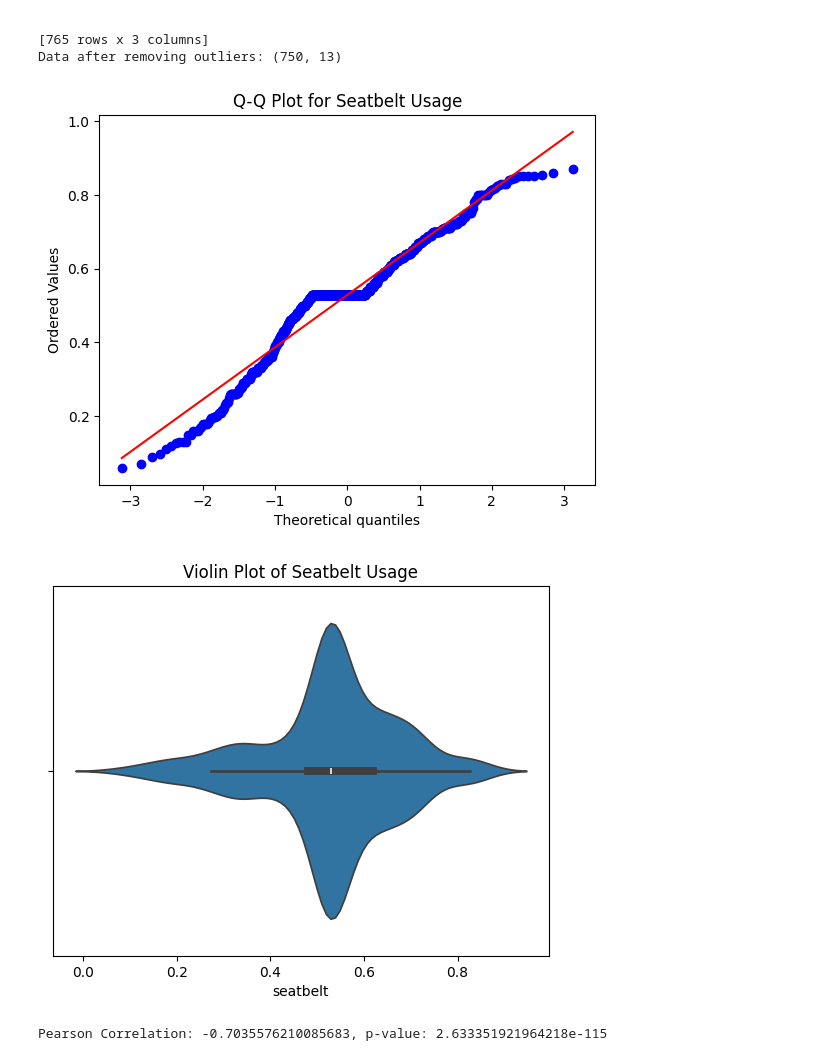
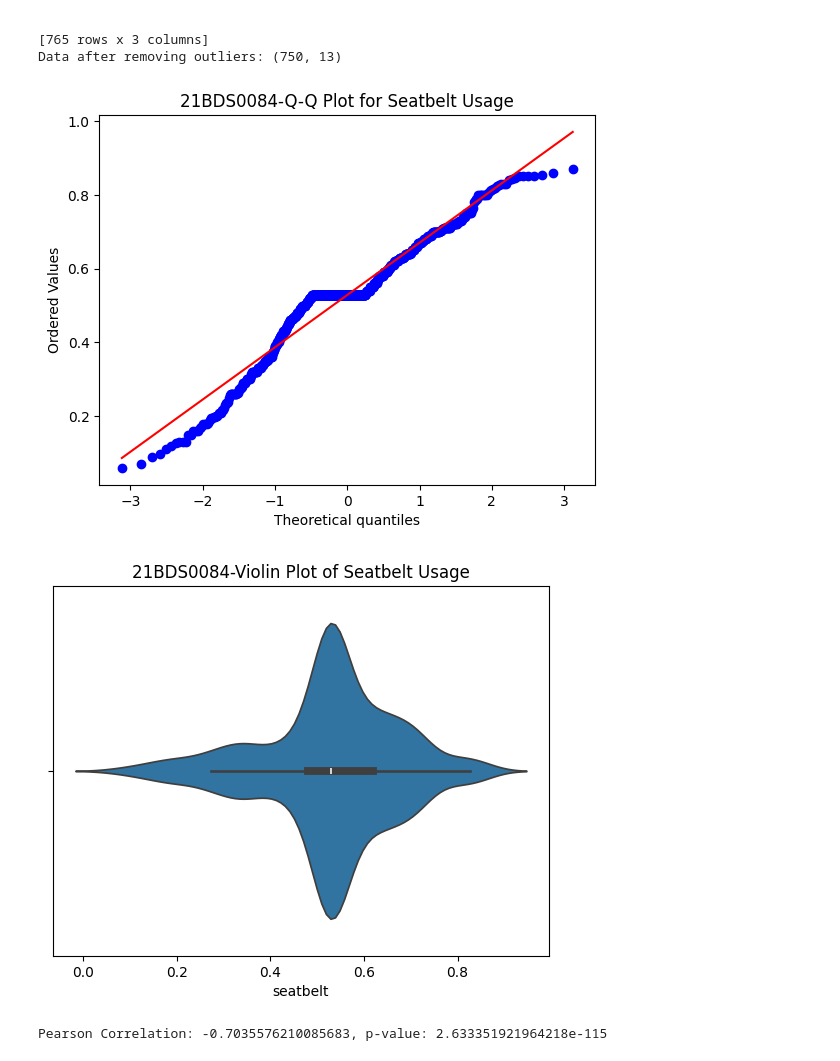
Before and after one commit to vignesh4836/edatheoda1, a Jupyter notebook: edatheoda.ipynb, the cells around one changed output. Drawn from its saved outputs; the diff is of its cells as text; code cells hidden in the pictures.

```diff
--- a/edatheoda.ipynb
+++ b/edatheoda.ipynb
@@ -262,18 +267,18 @@ df_encoded = pd.get_dummies(df_imputed, drop_first=True)
 # %%
 import scipy.stats as stats
 
 # Q-Q plot for 'seatbelt'
 stats.probplot(df['seatbelt'], dist="norm", plot=plt)
-plt.title("Q-Q Plot for Seatbelt Usage")
+plt.title("21BDS0084-Q-Q Plot for Seatbelt Usage")
 plt.show()
 # %% [output]
-[figure, old version]
+[figure, new version]
 # %%
 sns.violinplot(x='seatbelt', data=df)
-plt.title("Violin Plot of Seatbelt Usage")
+plt.title("21BDS0084-Violin Plot of Seatbelt Usage")
 plt.show()
 # %% [output]
-[figure, old version]
+[figure, new version]
 # %%
 # Pearson correlation test between 'income' and 'fatalities'
 correlation, p_value = stats.pearsonr(df['income'], df['fatalities'])
```
Also changed, not shown: parts of 22 cells of this notebook.
